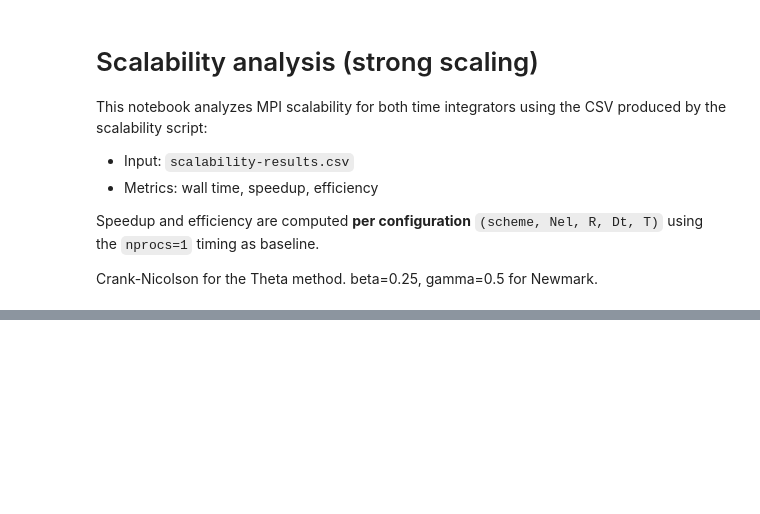
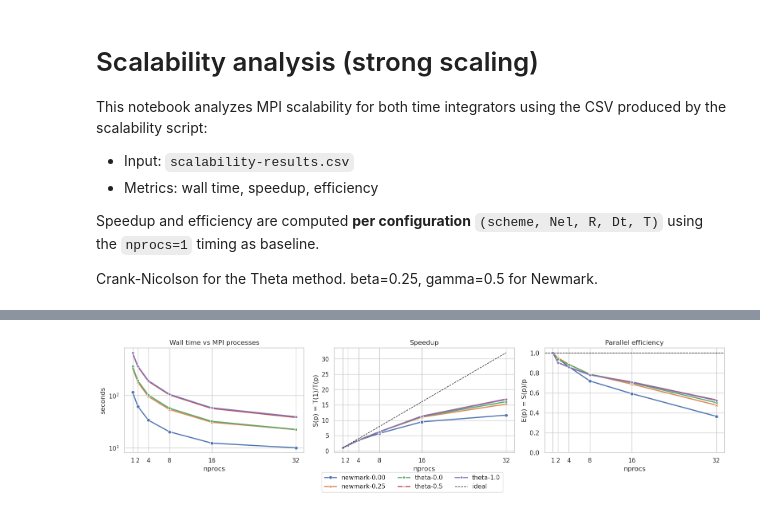
Before and after one commit to AlessandroGhiotto/nmpde-wave-equation, a Jupyter notebook: analysis/scalability-analisys.ipynb, the cells around one changed output, grey strips where cells are left out. Drawn from its saved outputs; the diff is of its cells as text; code cells hidden in the pictures; blank space fills up the shorter version.

```diff
--- a/analysis/scalability-analisys.ipynb
+++ b/analysis/scalability-analisys.ipynb
@@ -154 +160,53 @@ fig.tight_layout(rect=[0, 0.08, 1, 1])
 - 2 NUMA nodes (even CPUs → node 0, odd → node 1)
+# %%
+# Combined plot: Wall time, Speedup, and Efficiency
+fig, axes = plt.subplots(1, 3, figsize=(16, 4))
+
+# 1. Wall time
+sns.lineplot(
+    data=df_plot_agg, x='nprocs', y='seconds',
+    hue='scheme', style='scheme', markers=True, dashes=False, linewidth=2,
+    ax=axes[0], errorbar=None
+)
+axes[0].set_title('Wall time vs MPI processes')
+axes[0].set_xlabel('nprocs')
+axes[0].set_ylabel('seconds')
+axes[0].set_yscale('log')
+axes[0].set_xticks(sorted(df_plot_agg['nprocs'].unique()))
+
+# 2. Speedup
+sns.lineplot(
+    data=dfm_agg, x='nprocs', y='speedup',
+    hue='scheme', style='scheme', markers=True, dashes=False, linewidth=2,
+    ax=axes[1], errorbar=None
+)
+axes[1].plot([1, dfm_agg['nprocs'].max()], [1, dfm_agg['nprocs'].max()],
+             color='k', linewidth=1, linestyle='--', label='ideal')
+axes[1].set_title('Speedup')
+axes[1].set_xlabel('nprocs')
+axes[1].set_ylabel('S(p) = T(1)/T(p)')
+axes[1].set_xticks(sorted(dfm_agg['nprocs'].unique()))
+
+# 3. Efficiency
+sns.lineplot(
+    data=dfm_agg, x='nprocs', y='efficiency',
+    hue='scheme', style='scheme', markers=True, dashes=False, linewidth=2,
+    ax=axes[2], errorbar=None
+)
+axes[2].axhline(1.0, color='k', linewidth=1, linestyle='--', label='ideal')
+axes[2].set_title('Parallel efficiency')
+axes[2].set_xlabel('nprocs')
+axes[2].set_ylabel('E(p) = S(p)/p')
+axes[2].set_xticks(sorted(dfm_agg['nprocs'].unique()))
+axes[2].set_ylim(0, max(1.05, float(dfm_agg['efficiency'].max()) * 1.05))
+
+# Single legend for all subplots
+handles, labels = axes[1].get_legend_handles_labels()
+for ax in axes:
+    if ax.get_legend() is not None:
+        ax.get_legend().remove()
+fig.legend(handles, labels, loc='lower center', ncol=3, frameon=True, bbox_to_anchor=(0.5, -0.02))
+fig.tight_layout(rect=[0, 0.08, 1, 1])
+plt.show()
+# %% [output]
+[figure, added]
```
Also changed, not shown: parts of 5 cells of this notebook, 2 other files.
